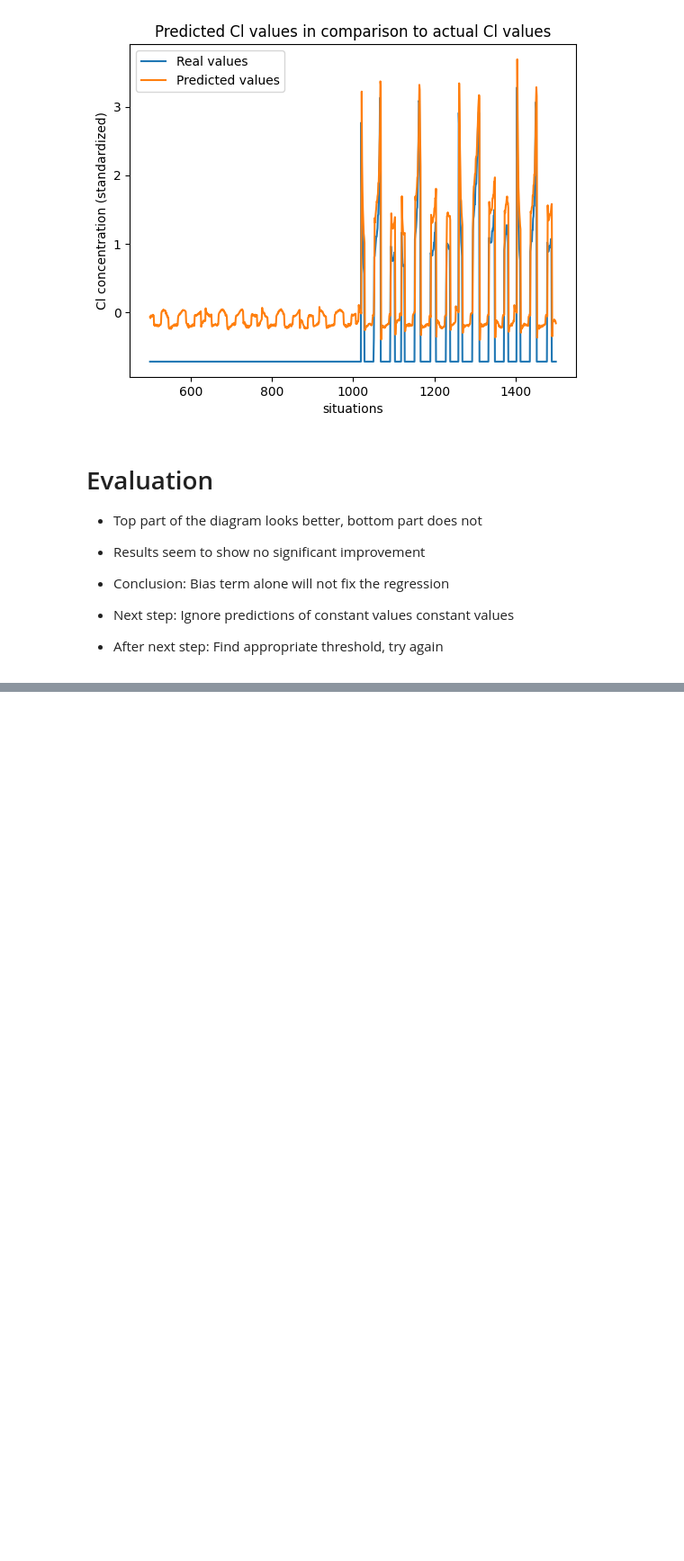
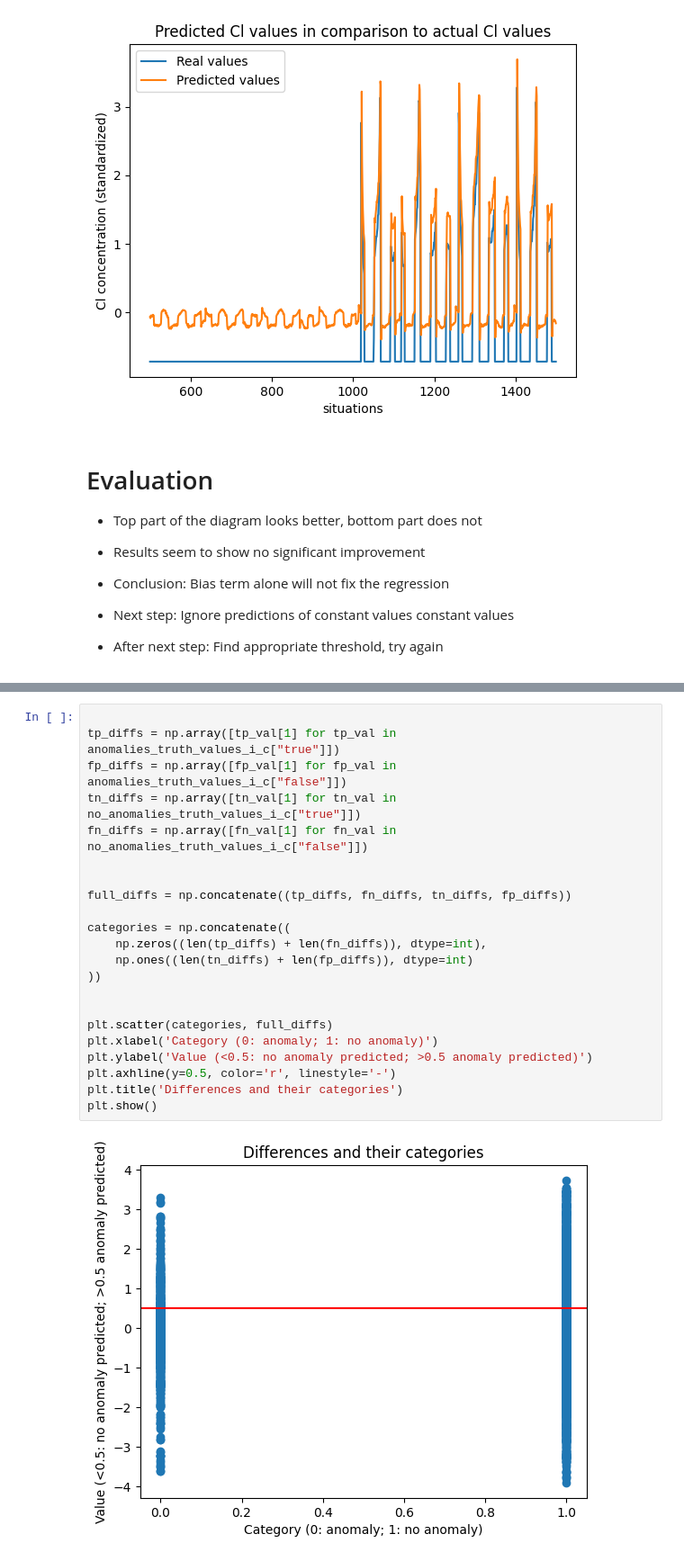
Before and after one commit to esthy13/Arsenic-Detection, a Jupyter notebook: src/notebooks/linear_predictor.ipynb, the cells around one changed output, grey strips where cells are left out. Shown at 90% size. Cells and saved outputs as stored; diff of their text form; blank space fills up the shorter version.

```diff
--- a/src/notebooks/linear_predictor.ipynb
+++ b/src/notebooks/linear_predictor.ipynb
@@ -1396,0 +1409,24 @@ plt.show()
+# %%
+
+tp_diffs = np.array([tp_val[1] for tp_val in anomalies_truth_values_i_c["true"]])
+fp_diffs = np.array([fp_val[1] for fp_val in anomalies_truth_values_i_c["false"]])
+tn_diffs = np.array([tn_val[1] for tn_val in no_anomalies_truth_values_i_c["true"]])
+fn_diffs = np.array([fn_val[1] for fn_val in no_anomalies_truth_values_i_c["false"]])
+
+
+full_diffs = np.concatenate((tp_diffs, fn_diffs, tn_diffs, fp_diffs))
+
+categories = np.concatenate((
+    np.zeros((len(tp_diffs) + len(fn_diffs)), dtype=int),
+    np.ones((len(tn_diffs) + len(fp_diffs)), dtype=int)
+))
+
+
+plt.scatter(categories, full_diffs)
+plt.xlabel('Category (0: anomaly; 1: no anomaly)')
+plt.ylabel('Value (<0.5: no anomaly predicted; >0.5 anomaly predicted)')
+plt.axhline(y=0.5, color='r', linestyle='-')
+plt.title('Differences and their categories')
+plt.show()
+# %% [output]
+[figure, added]
```
Also changed, not shown: parts of 12 cells of this notebook, 1 other file.
